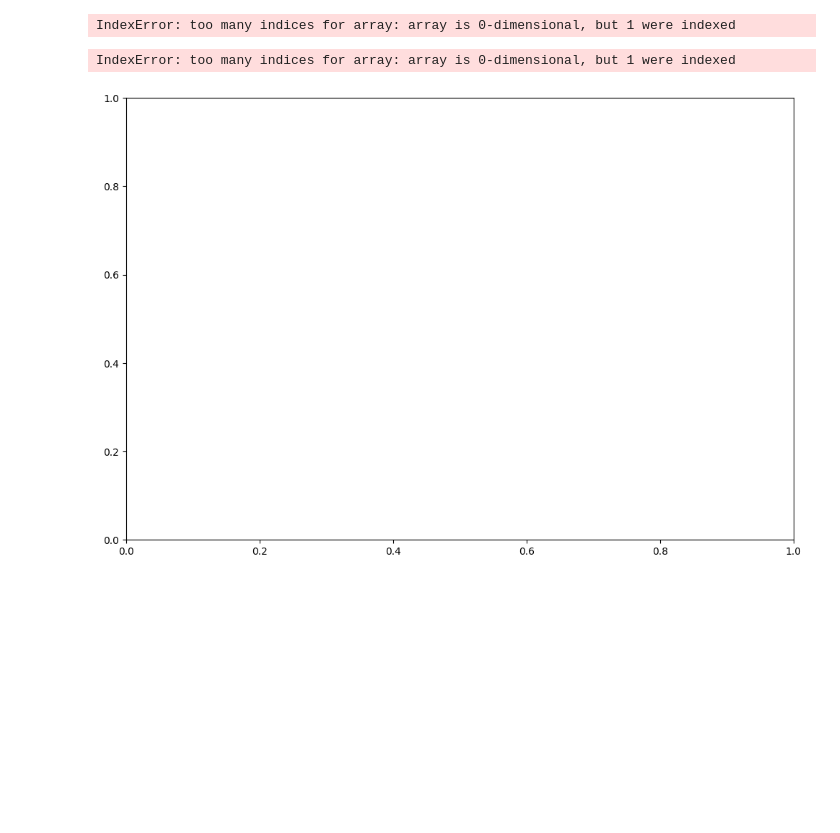
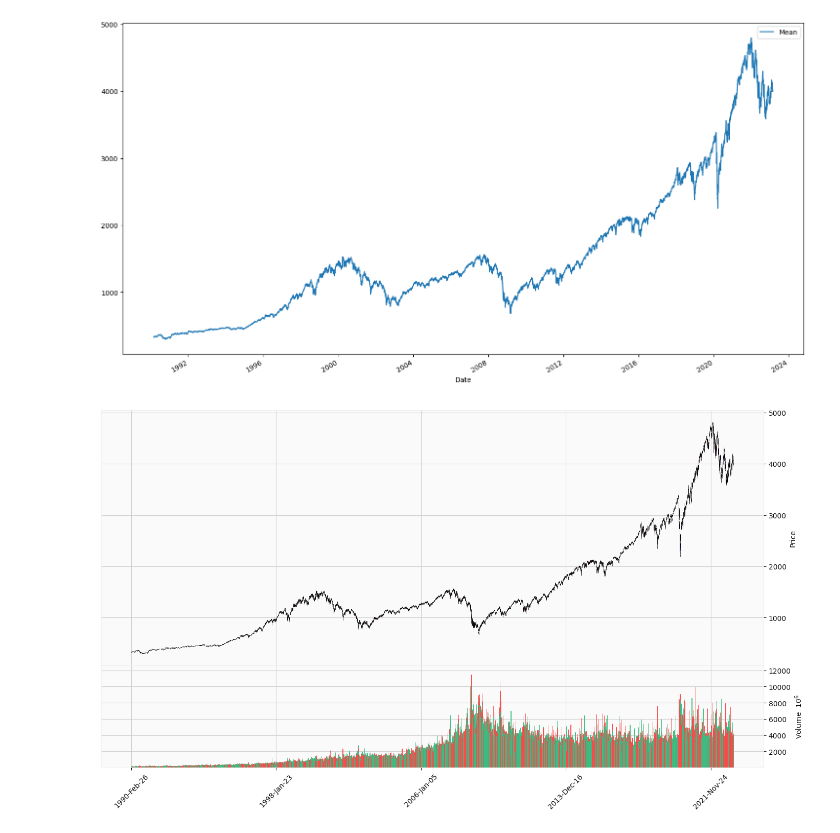
Before and after one commit to SOL1archive/Fin-Data-Denoising, a Jupyter notebook: viz.ipynb, the cells around one changed output. Drawn from its saved outputs; the diff is of its cells as text; code cells hidden in the pictures; blank space fills up the shorter version.

Commit message:
add:figsize

```diff
--- a/viz.ipynb
+++ b/viz.ipynb
@@ -33,27 +28,10 @@ df.tail(365 * 4).plot.line(y='Volume') # Ignoring leap year
-# %%
-ohlc
-
-ohlc['Date'] = ohlc['Date'].apply(mpl_dates.date2num)
-
-ohlc
-# %% [output]
-IndexError: too many indices for array: array is 0-dimensional, but 1 were indexed
-# %%
-fig = plt.figure(figsize=(12, 8))
-ax = fig.add_subplot()
-
-ohlc = df[['Open', 'High', 'Low', 'Close']].reset_index()
-
-ohlc['Date'] = ohlc['Date'].apply(mpl_dates.date2num)
-
-candlestick_ohlc(ax, ohlc.values, width=0.6, colorup='r', colordown='b', alpha=0.4)
-
-ax.set_xlabel('Date')
-ax.set_ylabel('Price')
-
-date_format = mpl_dates.DateFormatter('%d-%m-%Y')
-ax.xaxis.set_major_formatter(date_format)
-fig.autofmt_xdate()
-# %% [output]
-IndexError: too many indices for array: array is 0-dimensional, but 1 were indexed
-[figure, removed]
+# %%
+fig = df.plot.line(y='Mean').get_figure()
+fig.set_size_inches(18, 10)
+# %% [output]
+[figure, added]
+# %%
+fig, ax = candlechart(df, True)
+fig.set_size_inches(18, 10)
+# %% [output]
+[figure, added]
```
Also changed, not shown: parts of 3 cells of this notebook, 5 other files.
